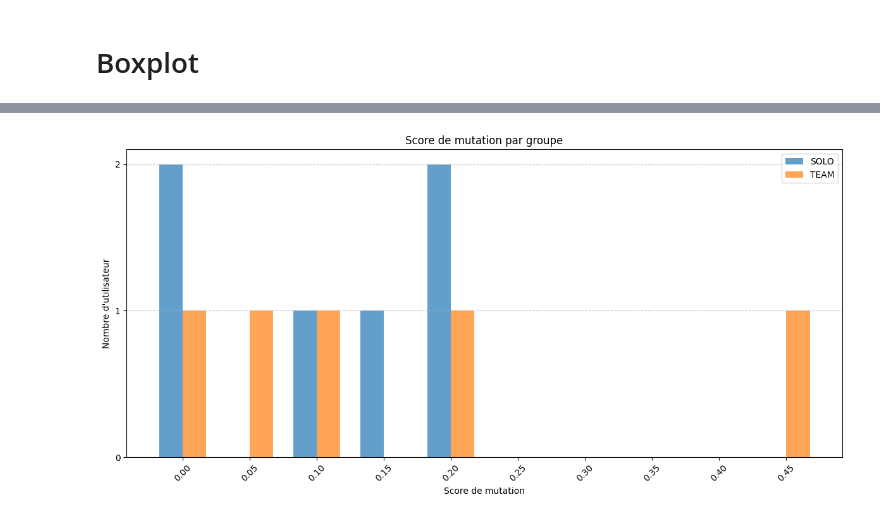
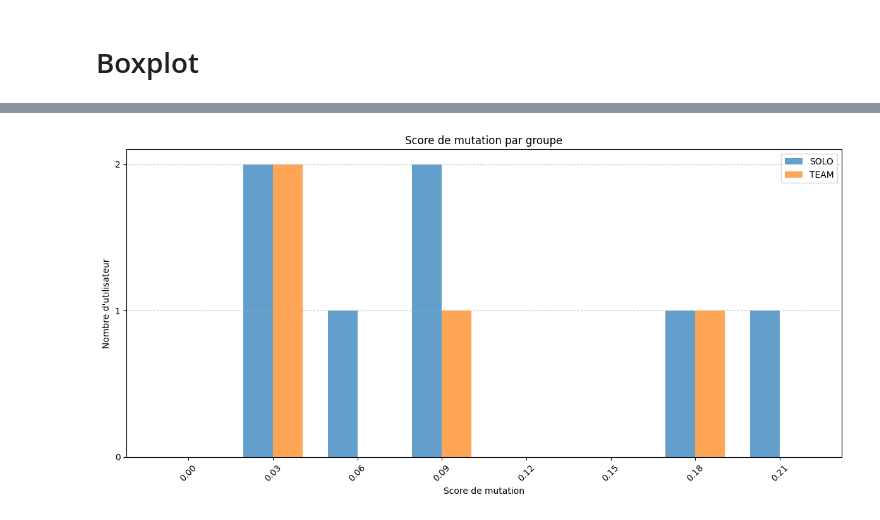
Before and after one commit to Dzenali/MemoireDataAnalytics, a Jupyter notebook: notebooks/analysis/Pitest.ipynb, the cells around one changed output, grey strips where cells are left out. Cells and saved outputs as stored; diff of their text form; code cells hidden in the pictures.

```diff
--- a/notebooks/analysis/Pitest.ipynb
+++ b/notebooks/analysis/Pitest.ipynb
@@ -35,34 +35,34 @@ plt.show()
 # %%
 import numpy as np
 
 solo_data = df_pitest[df_pitest['game_mode'] == 'SOLO'][col].dropna()
 team_data = df_pitest[df_pitest['game_mode'] == 'TEAM'][col].dropna()
 
-bins = np.arange(0, 0.55, 0.05)
+bins = np.arange(0.0, 0.25, 0.03)
 
 solo_counts, _ = np.histogram(solo_data, bins=bins)
 team_counts, _ = np.histogram(team_data, bins=bins)
 
 x = np.arange(len(bins) - 1)
 width = 0.35
 
 fig, ax = plt.subplots(figsize=(12, 6))
 ax.bar(x - width/2, solo_counts, width, label='SOLO', alpha=0.7)
 ax.bar(x + width/2, team_counts, width, label='TEAM', alpha=0.7)
 
 ax.set_xticks(x)
 ax.set_xticklabels([f"{b:.2f}" for b in bins[:-1]], rotation=45)
 ax.set_xlabel('Score de mutation')
 ax.set_ylabel('Nombre d\'utilisateur')
 ax.set_title('Score de mutation par groupe')
 ax.legend()
 ax.yaxis.set_major_locator(plt.MaxNLocator(integer=True))  # integer y-axis
 plt.grid(axis='y', linestyle='--', alpha=0.7)
 plt.tight_layout()
 plt.savefig(f"{pitest_figures_out}/mutation_score_by_game_mode_barplot.pdf")
 plt.show()
 # %% [output]
-[figure, old version]
+[figure, new version]
 # %%
 solo_mean = solo_data.mean()
 team_mean = team_data.mean()
```
Also changed, not shown: parts of 2 cells of this notebook, 7 other files.
